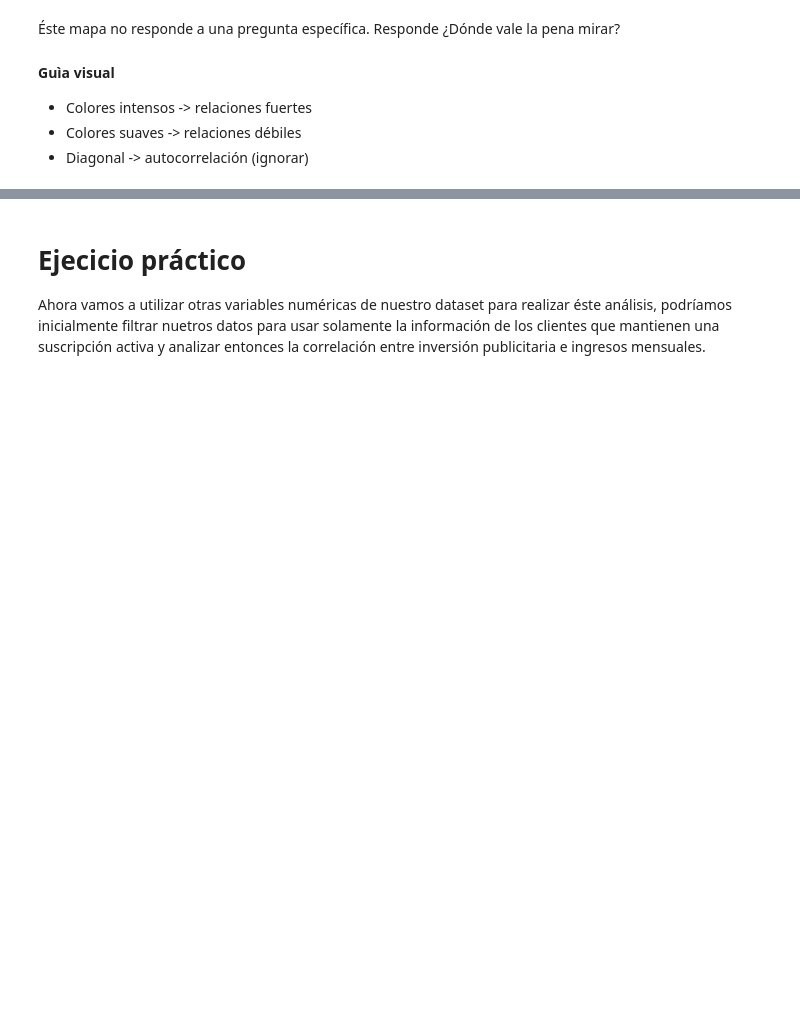
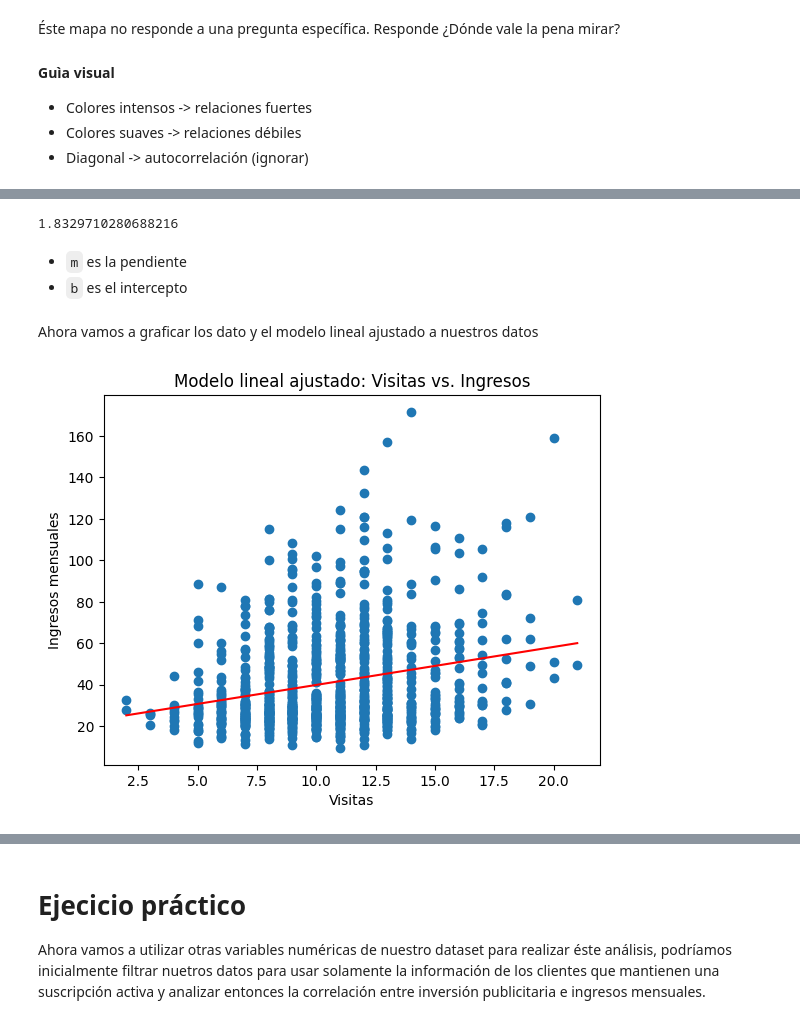
Before and after one commit to datagroundr4/dataanalysis, a Jupyter notebook: market_dataset.ipynb, the cells around one changed output, grey strips where cells are left out. Drawn from its saved outputs; the diff is of its cells as text; code cells hidden in the pictures; blank space fills up the shorter version.

```diff
--- a/market_dataset.ipynb
+++ b/market_dataset.ipynb
@@ -153,0 +155,32 @@ plt.show()
+# %%
+# Creamos nuestras variables
+x = df_mrkt_clean['visitas_ultimos_30d'].values
+y = df_mrkt_clean['ingresos_mensuales'].values
+
+# Ajustamos el modelo lineal con NumPy y = m*x + b
+m, b = np.polyfit(x, y, 1)
+print(m)
+# %% [output]
+1.8329710280688216
+# %% [markdown]
+<ul>
+<li><code>m</code> es la pendiente</li>
+<li><code>b</code> es el intercepto</li>
+</ul>
+# %%
+# Creamos la recta
+x_line = np.linspace(x.min(), x.max(), 100)
+y_line = m*x_line + b
+# %% [markdown]
+<p>Ahora vamos a graficar los dato y el modelo lineal ajustado a nuestros datos</p>
+# %%
+plt.figure()
+plt.scatter(x, y)
+plt.plot(x_line, y_line, color='red')
+plt.xlabel('Visitas')
+plt.ylabel('Ingresos mensuales')
+plt.ylabel('Ingresos mensuales')
+plt.title('Modelo lineal ajustado: Visitas vs. Ingresos')
+plt.show()
+# %% [output]
+[figure, added]
```
Also changed, not shown: parts of 4 cells of this notebook.
